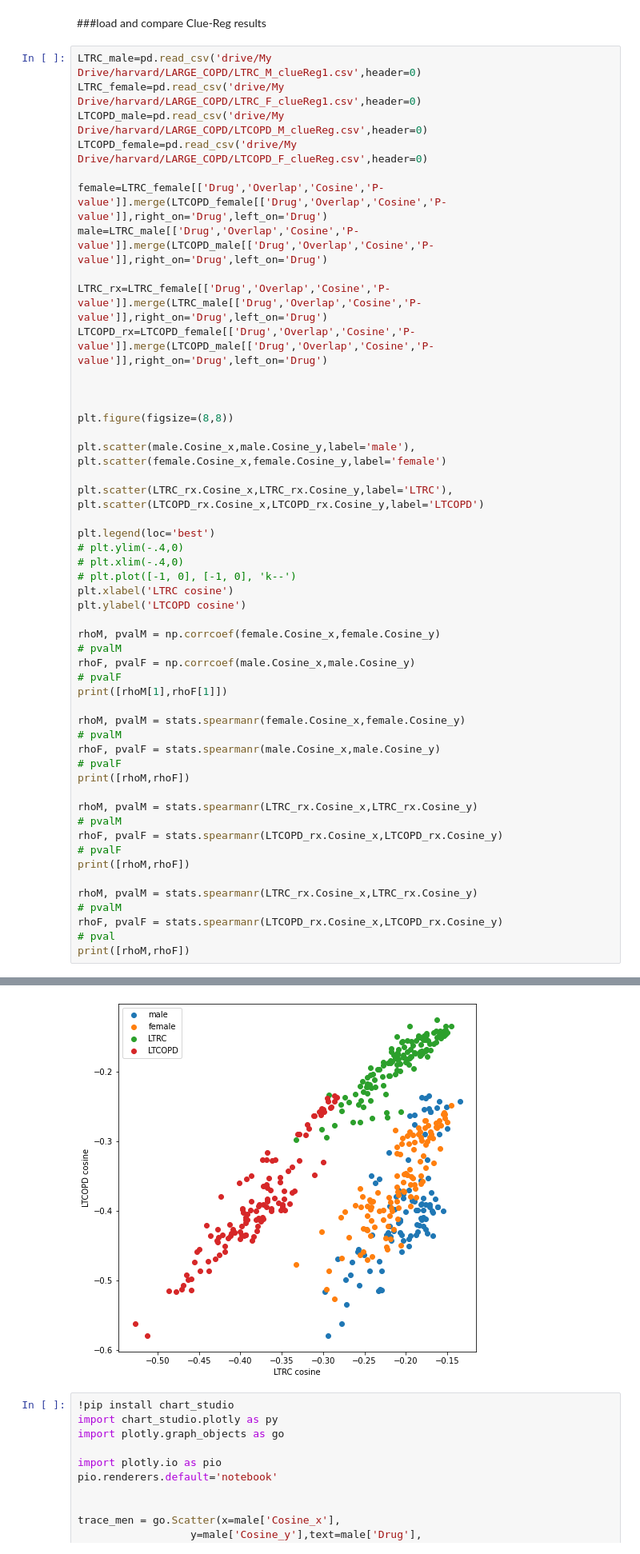
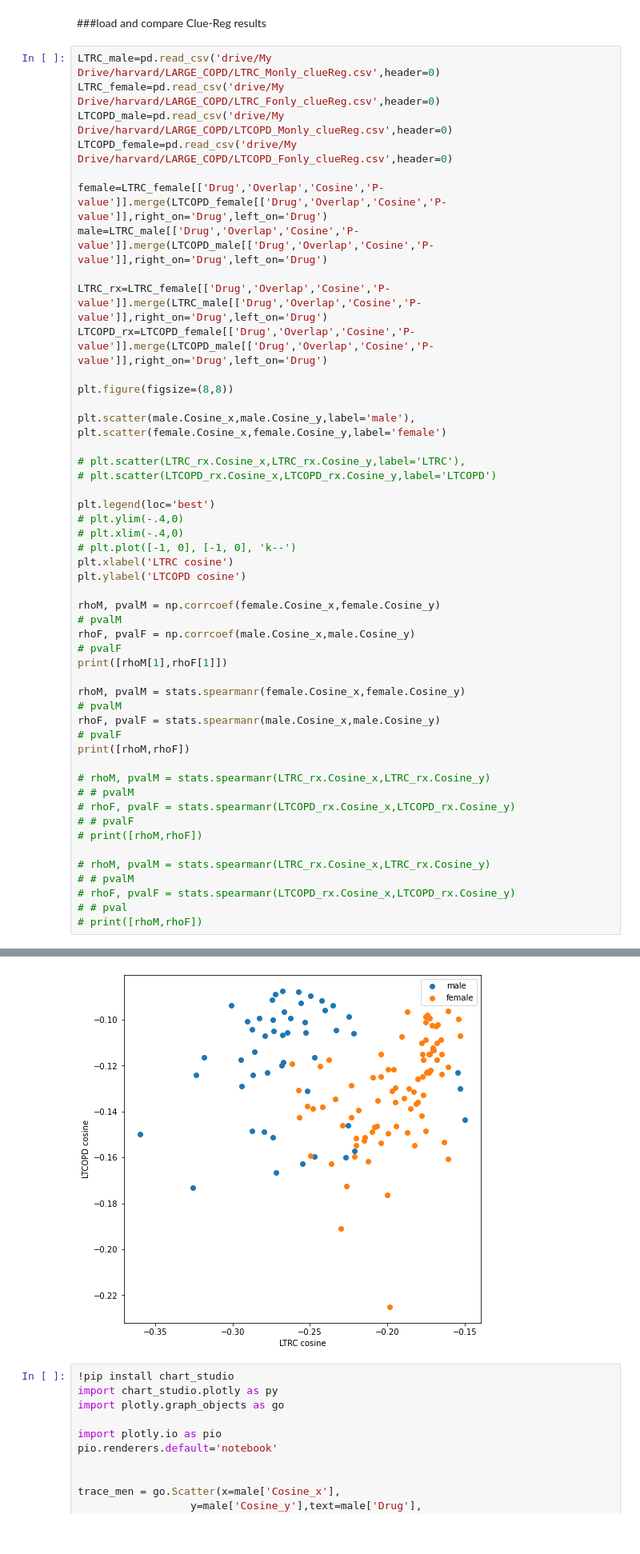
Before and after one commit to dcolinmorgan/LTCOPDsex, a Jupyter notebook: v3_2xCOPD_gender.ipynb, the cells around one changed output, grey strips where cells are left out. Shown at 80% size. Drawn from its saved outputs; the diff is of its cells as text.

```diff
--- a/v3_2xCOPD_gender.ipynb
+++ b/v3_2xCOPD_gender.ipynb
@@ -1865,10 +1863,10 @@ nnnn.to_csv('drive/My Drive/gene_zscore_F.txt',sep='\t')
 # %% [markdown]
 ###load and compare Clue-Reg results
 # %%
-LTRC_male=pd.read_csv('drive/My Drive/harvard/LARGE_COPD/LTRC_M_clueReg1.csv',header=0)
-LTRC_female=pd.read_csv('drive/My Drive/harvard/LARGE_COPD/LTRC_F_clueReg1.csv',header=0)
-LTCOPD_male=pd.read_csv('drive/My Drive/harvard/LARGE_COPD/LTCOPD_M_clueReg.csv',header=0)
-LTCOPD_female=pd.read_csv('drive/My Drive/harvard/LARGE_COPD/LTCOPD_F_clueReg.csv',header=0)
+LTRC_male=pd.read_csv('drive/My Drive/harvard/LARGE_COPD/LTRC_Monly_clueReg.csv',header=0)
+LTRC_female=pd.read_csv('drive/My Drive/harvard/LARGE_COPD/LTRC_Fonly_clueReg.csv',header=0)
+LTCOPD_male=pd.read_csv('drive/My Drive/harvard/LARGE_COPD/LTCOPD_Monly_clueReg.csv',header=0)
+LTCOPD_female=pd.read_csv('drive/My Drive/harvard/LARGE_COPD/LTCOPD_Fonly_clueReg.csv',header=0)
 
 female=LTRC_female[['Drug','Overlap','Cosine','P-value']].merge(LTCOPD_female[['Drug','Overlap','Cosine','P-value']],right_on='Drug',left_on='Drug')
 male=LTRC_male[['Drug','Overlap','Cosine','P-value']].merge(LTCOPD_male[['Drug','Overlap','Cosine','P-value']],right_on='Drug',left_on='Drug')
@@ -1876,15 +1874,13 @@ male=LTRC_male[['Drug','Overlap','Cosine','P-value']].merge(LTCOPD_male[['Drug',
 LTRC_rx=LTRC_female[['Drug','Overlap','Cosine','P-value']].merge(LTRC_male[['Drug','Overlap','Cosine','P-value']],right_on='Drug',left_on='Drug')
 LTCOPD_rx=LTCOPD_female[['Drug','Overlap','Cosine','P-value']].merge(LTCOPD_male[['Drug','Overlap','Cosine','P-value']],right_on='Drug',left_on='Drug')
 
-
-
 plt.figure(figsize=(8,8))
 
 plt.scatter(male.Cosine_x,male.Cosine_y,label='male'),
 plt.scatter(female.Cosine_x,female.Cosine_y,label='female')
 
-plt.scatter(LTRC_rx.Cosine_x,LTRC_rx.Cosine_y,label='LTRC'),
-plt.scatter(LTCOPD_rx.Cosine_x,LTCOPD_rx.Cosine_y,label='LTCOPD')
+# plt.scatter(LTRC_rx.Cosine_x,LTRC_rx.Cosine_y,label='LTRC'),
+# plt.scatter(LTCOPD_rx.Cosine_x,LTCOPD_rx.Cosine_y,label='LTCOPD')
 
 plt.legend(loc='best')
 # plt.ylim(-.4,0)
@@ -1905,15 +1901,15 @@ rhoF, pvalF = stats.spearmanr(male.Cosine_x,male.Cosine_y)
 # pvalF
 print([rhoM,rhoF])
 
-rhoM, pvalM = stats.spearmanr(LTRC_rx.Cosine_x,LTRC_rx.Cosine_y)
-# pvalM
-rhoF, pvalF = stats.spearmanr(LTCOPD_rx.Cosine_x,LTCOPD_rx.Cosine_y)
-# pvalF
-print([rhoM,rhoF])
+# rhoM, pvalM = stats.spearmanr(LTRC_rx.Cosine_x,LTRC_rx.Cosine_y)
+# # pvalM
+# rhoF, pvalF = stats.spearmanr(LTCOPD_rx.Cosine_x,LTCOPD_rx.Cosine_y)
+# # pvalF
+# print([rhoM,rhoF])
 
-rhoM, pvalM = stats.spearmanr(LTRC_rx.Cosine_x,LTRC_rx.Cosine_y)
-# pvalM
-rhoF, pvalF = stats.spearmanr(LTCOPD_rx.Cosine_x,LTCOPD_rx.Cosine_y)
-# pval
-print([rhoM,rhoF])
+# rhoM, pvalM = stats.spearmanr(LTRC_rx.Cosine_x,LTRC_rx.Cosine_y)
+# # pvalM
+# rhoF, pvalF = stats.spearmanr(LTCOPD_rx.Cosine_x,LTCOPD_rx.Cosine_y)
+# # pval
+# print([rhoM,rhoF])
 # %% [output]
@@ -1921,4 +1918,4 @@ Text(0, 0.5, 'LTCOPD cosine')
-[figure, old version]
+[figure, new version]
 # %%
 !pip install chart_studio
 import chart_studio.plotly as py
```
Also changed, not shown: parts of 9 cells of this notebook.
